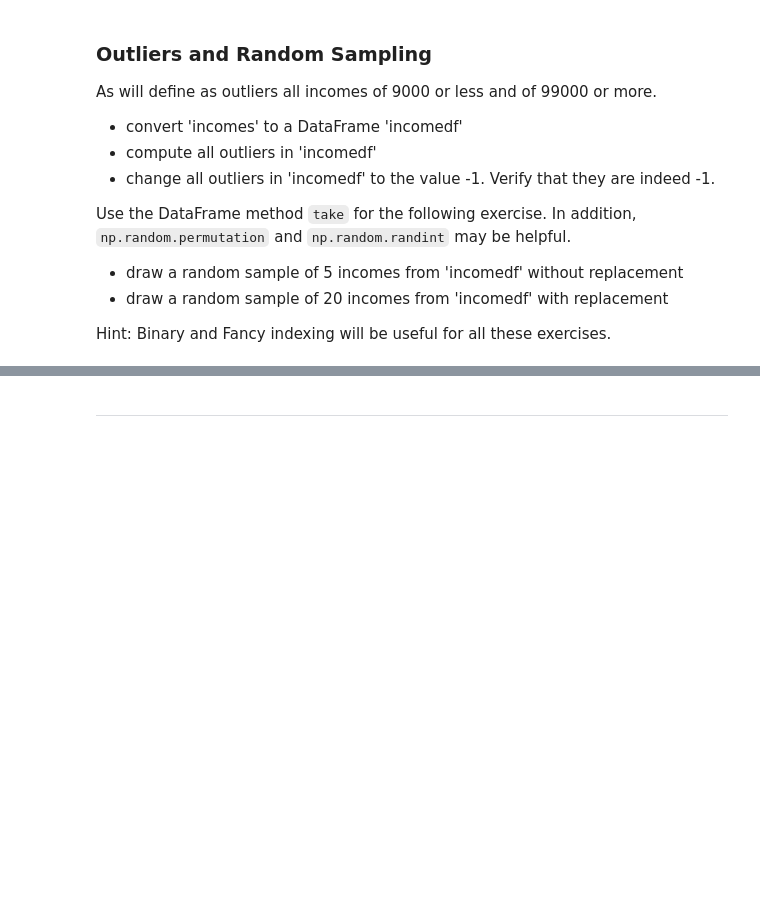
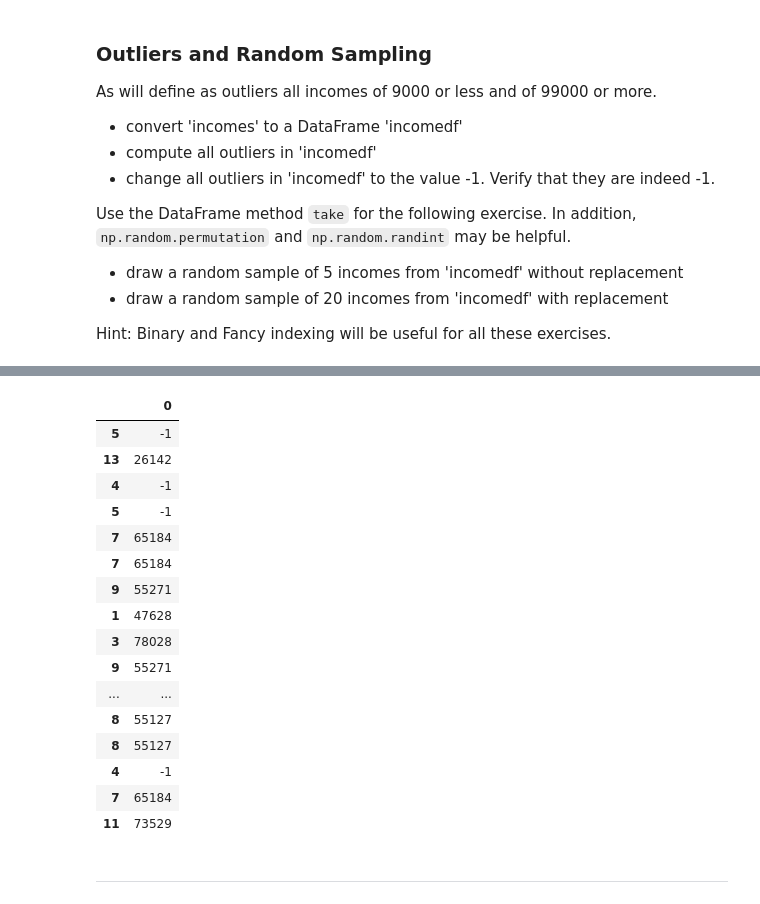
Before and after one commit to endorivium/informational-mastery, a Jupyter notebook: 03/DS/lecture05_outliers/h05b-assignment-Further_Material.ipynb, the cells around one changed output, grey strips where cells are left out. Saved outputs shown, nothing was run; the diff lists cells and outputs as text; code cells hidden in the pictures; blank space fills up the shorter version.

```diff
--- a/03/DS/lecture05_outliers/h05b-assignment-Further_Material.ipynb
+++ b/03/DS/lecture05_outliers/h05b-assignment-Further_Material.ipynb
@@ -147,3 +406,5 @@ Use the DataFrame method `take` for the following exercise. In addition, `np.ran
 Hint: Binary and Fancy indexing will be useful for all these exercises.
 # %%
 ## Solutions
+incomedf = DataFrame(incomes)
+incomedf
@@ -149,0 +433,3 @@ Hint: Binary and Fancy indexing will be useful for all these exercises.
+# %%
+incomedf[(incomedf <= 9000) | (incomedf >= 99000)] = -1
+incomedf
@@ -150,2 +461,22 @@ Hint: Binary and Fancy indexing will be useful for all these exercises.
+# %%
+incomedf.take(np.random.randint(0, len(incomedf), size=20))
+# %% [output]
+|  | 0 |
+| 5 | -1 |
+| 13 | 26142 |
+| 4 | -1 |
+| 5 | -1 |
+| 7 | 65184 |
+| 7 | 65184 |
+| 9 | 55271 |
+| 1 | 47628 |
+| 3 | 78028 |
+| 9 | 55271 |
+| ... | ... |
+| 8 | 55127 |
+| 8 | 55127 |
+| 4 | -1 |
+| 7 | 65184 |
+| 11 | 73529 |
 # %% [markdown]
 ---
```
Also changed, not shown: parts of 32 cells of this notebook, 6 other files.
